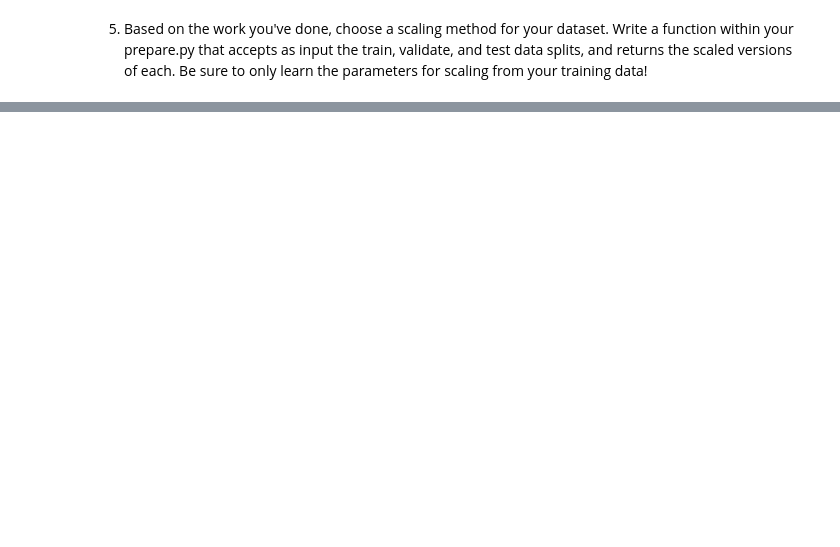
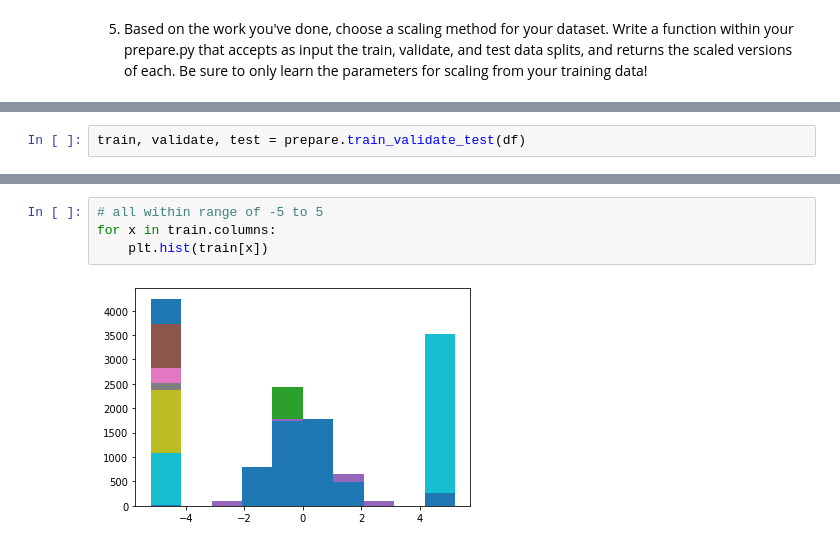
Before and after one commit to ThompsonBethany01/regression-exercises, a Jupyter notebook: Scaling.ipynb, the cells around one changed output, grey strips where cells are left out. Drawn from its saved outputs; the diff is of its cells as text; blank space fills up the shorter version.

```diff
--- a/Scaling.ipynb
+++ b/Scaling.ipynb
@@ -222,0 +381,2 @@ See the caveats in the documentation: https://pandas.pydata.org/pandas-docs/stab
+# %%
+train, validate, test = prepare.train_validate_test(df)
@@ -222,0 +417,6 @@ See the caveats in the documentation: https://pandas.pydata.org/pandas-docs/stab
+# %%
+# all within range of -5 to 5
+for x in train.columns:
+    plt.hist(train[x])
+# %% [output]
+[figure, added]
```
Also changed, not shown: parts of 15 cells of this notebook.
